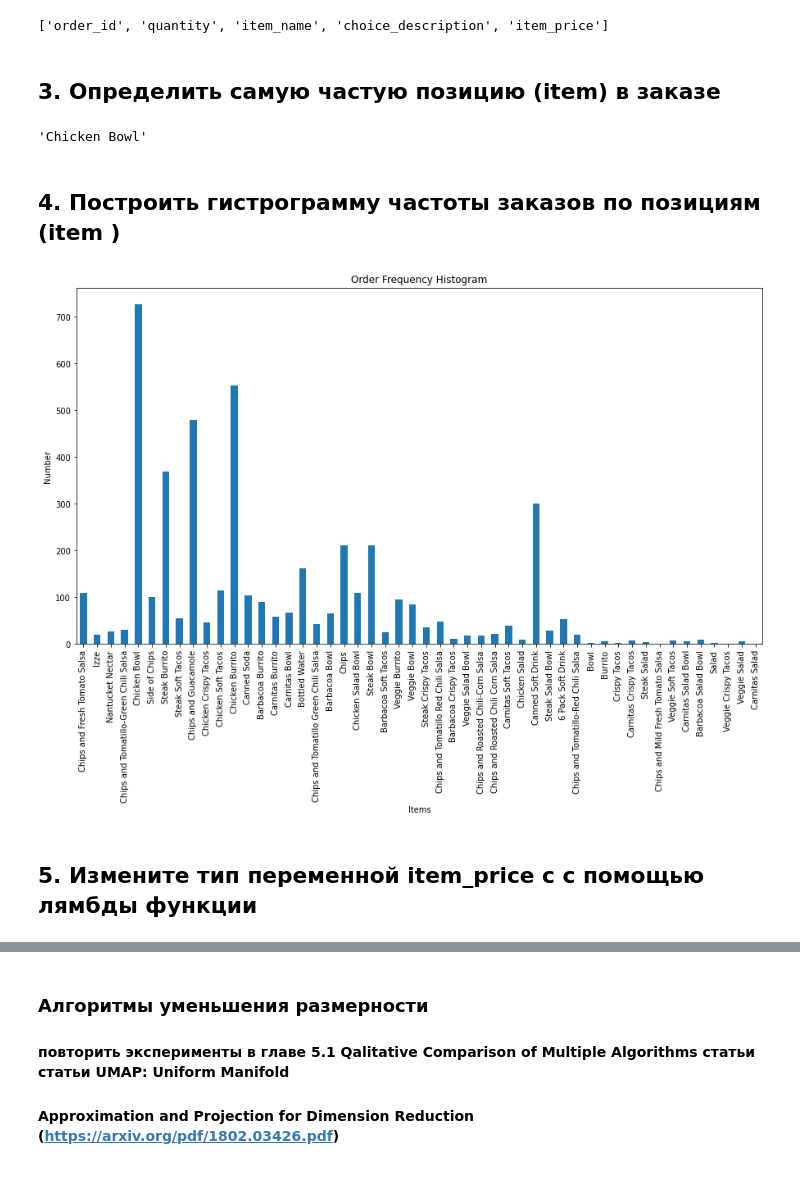
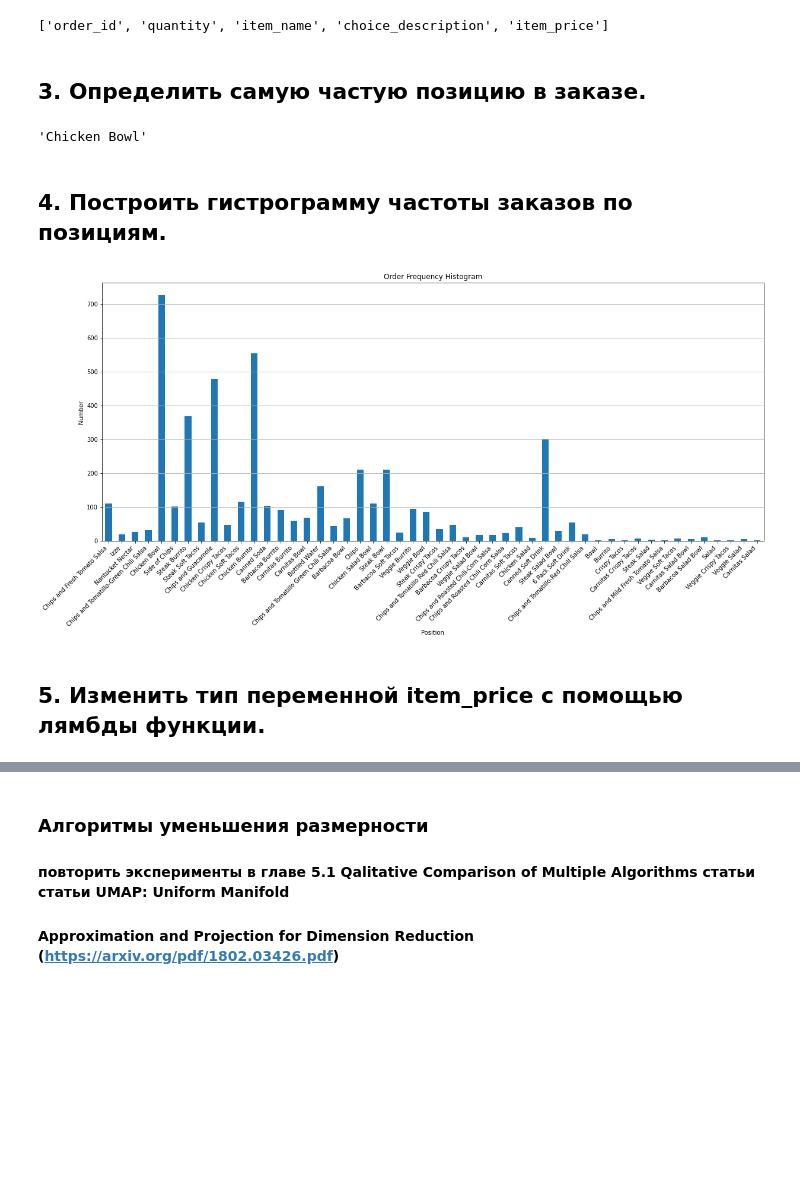
Before and after one commit to SergiusMagnus/Intelligent-Systems, a Jupyter notebook: Task 1/Pandas&DimensionalityReduction.ipynb, the cells around one changed output, grey strips where cells are left out. Cells and saved outputs as stored; diff of their text form; code cells hidden in the pictures; blank space fills up the shorter version.

```diff
--- a/Task 1/Pandas&DimensionalityReduction.ipynb
+++ b/Task 1/Pandas&DimensionalityReduction.ipynb
@@ -55,24 +58,26 @@ data.shape[0]
 list(data.columns)
 # %% [output]
 ['order_id', 'quantity', 'item_name', 'choice_description', 'item_price']
-# %% [markdown]
-## 3. Определить самую частую позицию (item) в заказе
+# %% [markdown]
+## 3. Определить самую частую позицию в заказе.
 # %%
 data['item_name'].value_counts().index[0]
 # %% [output]
 'Chicken Bowl'
-# %% [markdown]
-## 4. Построить гистрограмму частоты заказов по позициям (item )
+# %% [markdown]
+## 4. Построить гистрограмму частоты заказов по позициям.
 # %%
 each_item_number = Counter(data.item_name)
 each_item_number = pd.DataFrame.from_dict(each_item_number, orient='index')
 
-each_item_number.plot(kind='bar', figsize=(15, 8), legend=False)
-plt.xlabel('Items')
+each_item_number.plot(kind='bar', figsize=(20, 8), legend=False)
+plt.xlabel('Position')
 plt.ylabel('Number')
+plt.xticks(rotation=45, ha='right')
+plt.grid(axis='y')
 plt.title('Order Frequency Histogram')
 plt.show()
 # %% [output]
-[figure, old version]
+[figure, new version]
-# %% [markdown]
-## 5. Измените тип переменной item_price c с помощью лямбды функции
+# %% [markdown]
+## 5. Изменить тип переменной item_price c помощью лямбды функции.
```
Also changed, not shown: parts of 17 cells of this notebook.
